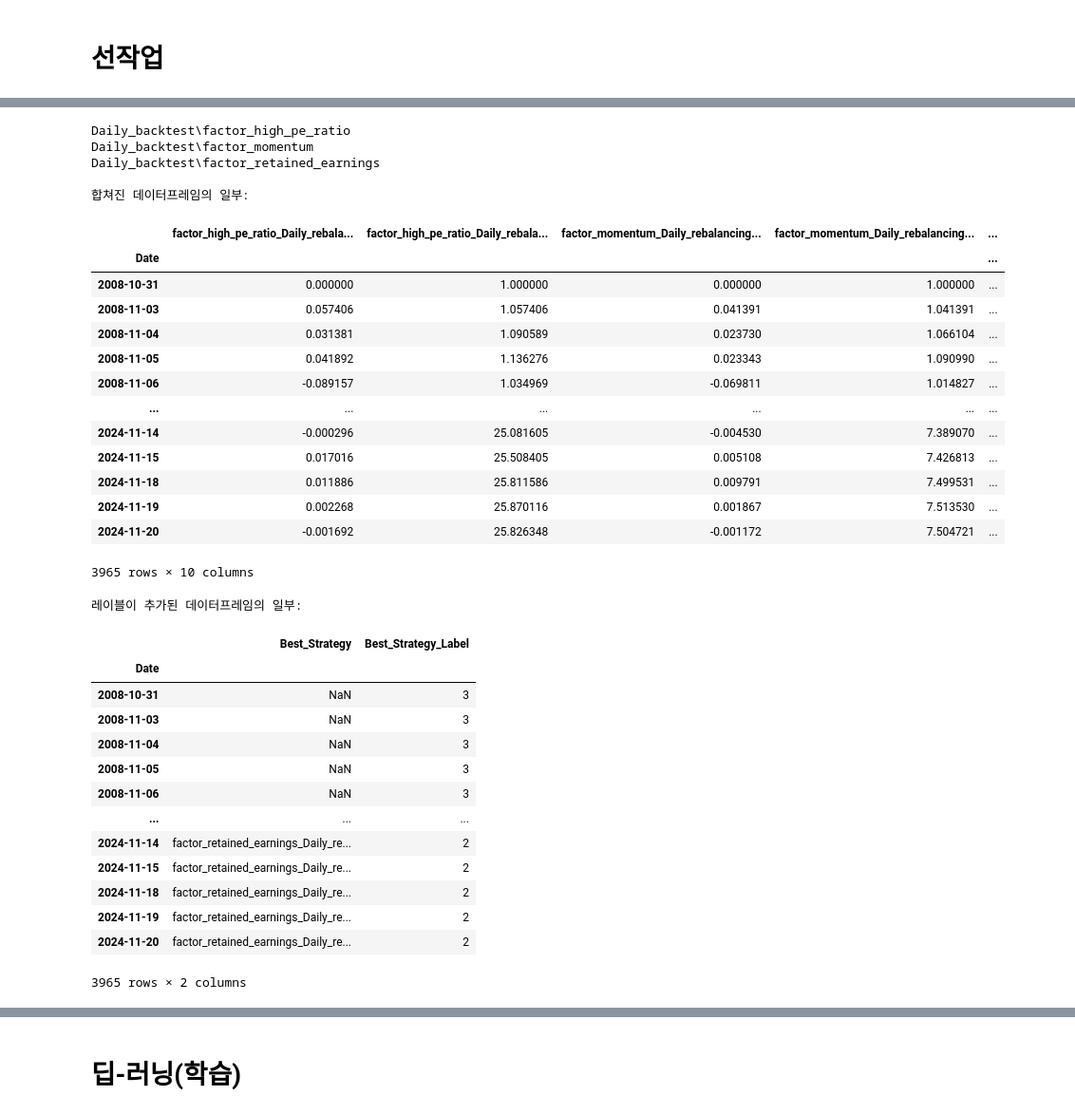
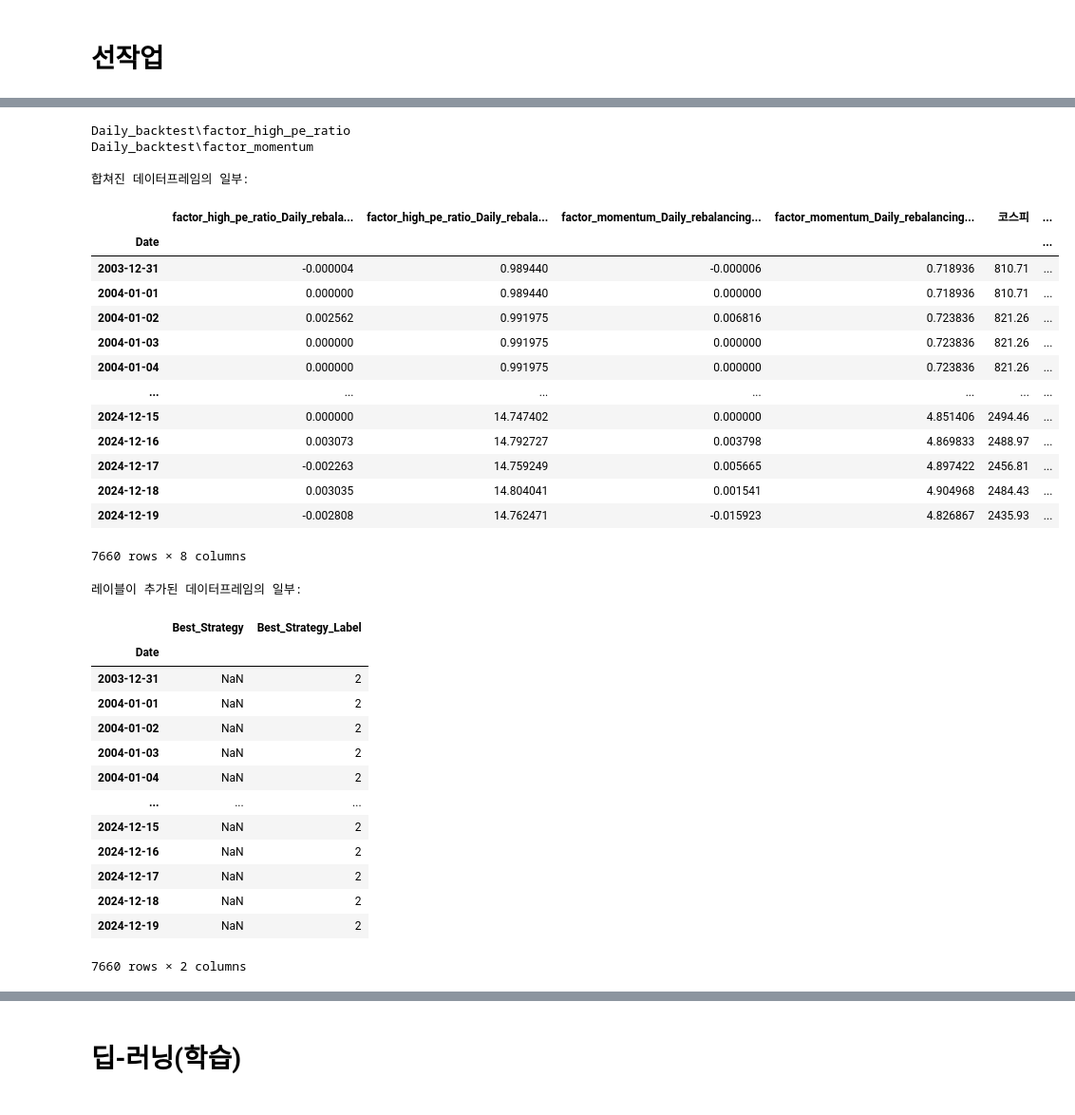
Before and after one commit to Crane-lupert/metafactor_DL, a Jupyter notebook: CasualAI-GAN.ipynb, the cells around one changed output, grey strips where cells are left out. Shown at 95% size. Drawn from its saved outputs; the diff is of its cells as text; code cells hidden in the pictures.

```diff
--- a/CasualAI-GAN.ipynb
+++ b/CasualAI-GAN.ipynb
@@ -954,7 +954,8 @@ weighting_methods = ['equal', 'value'] # 가중치 방법
 start_date = '2002-02-01'              # 백테스트 시작일
 
 # 모든 팩터 파일에 대해 백테스팅 수행
-for factor_csv in tqdm(factor_files):
+# for factor_csv in tqdm(factor_files):
+for factor_csv in tqdm([factor_files[1]]):
     print(f"백테스팅 시작: {factor_csv}")
 
     # 팩터 파일명에서 확장자를 제거하여 폴더명을 생성합니다.
@@ -1130,7 +1132,7 @@ factor_folders = [folder for folder in glob.glob('Daily_backtest\\*') if os.path
 best_results = []
 
 # Training 데이터 기간 설정
-training_start_date = '2008-10-31'
+training_start_date = '2002-03-04'
 training_end_date = '2018-09-30'
 
 # 각 팩터 폴더에 대해 반복
@@ -1211,7 +1199,7 @@ import os
 pio.renderers.default = 'browser'
 
 # Training 데이터 기간 설정
-training_start_date = '2008-10-31'
+training_start_date = '2002-03-04'
 training_end_date = '2018-09-30'
 
 # 그래프의 트레이스를 저장할 리스트 초기화
@@ -1380,9 +1355,10 @@ exchange_rate = exchange_rate.sort_index().fillna(method='ffill').dropna()
 2.3 전략 데이터 로드 및 합치기
 '''
 #딱 세 개만 사용 : 위의 전략 목록중 3개 임의로 선택
-# best_results = [best_results[1], best_results[5]
-#                 , best_results[9]
-#                ]
+best_results = [best_results[0]
+                , best_results[1]
+                # , best_results[2]
+               ]
 
 # 각 전략의 월별 수익률과 포트폴리오 가치를 저장할 데이터프레임 리스트 초기화
 strategy_returns = []
@@ -1405,48 +1381,48 @@ for csv_file in best_results:
         df = df[['Daily Return', 'Portfolio Value']].copy()
         df.columns = [f"{strategy_name}_Return", f"{strategy_name}_Value"]
 
         # 리스트에 추가
         strategy_returns.append(df)
     else:
         print(f"'Monthly Return' 또는 'Portfolio Value' 컬럼이 없습니다: {csv_file}")
 
 # 모든 전략의 데이터프레임을 하나로 합치기
 combined_df = pd.concat(strategy_returns, axis=1)
 
 # 날짜로 정렬
 combined_df = combined_df.sort_index()
 
 # 추가 데이터 합치기
 combined_df = combined_df.join(market_indices, how='left')
 combined_df = combined_df.join(rf, how='left')
 combined_df = combined_df.join(exchange_rate, how='left')
 
 # 결측치 처리 (앞 방향으로 채우기)
 combined_df = combined_df.fillna(method='ffill').dropna()
 
 # 결과 확인
 print("\n합쳐진 데이터프레임의 일부:")
+#환율데이터의 시작점 한계로 03-12-31부터 시작함.
 combined_df
 # %% [output]
 Daily_backtest\factor_high_pe_ratio
 Daily_backtest\factor_momentum
-Daily_backtest\factor_retained_earnings
 
 합쳐진 데이터프레임의 일부:
-|  | factor_high_pe_ratio_Daily_rebala... | factor_high_pe_ratio_Daily_rebala... | factor_momentum_Daily_rebalancing... | factor_momentum_Daily_rebalancing... | ... |
-| Date |  |  |  |  | ... |
-| 2008-10-31 | 0.000000 | 1.000000 | 0.000000 | 1.000000 | ... |
-| 2008-11-03 | 0.057406 | 1.057406 | 0.041391 | 1.041391 | ... |
-| 2008-11-04 | 0.031381 | 1.090589 | 0.023730 | 1.066104 | ... |
-| 2008-11-05 | 0.041892 | 1.136276 | 0.023343 | 1.090990 | ... |
-| 2008-11-06 | -0.089157 | 1.034969 | -0.069811 | 1.014827 | ... |
-| ... | ... | ... | ... | ... | ... |
-| 2024-11-14 | -0.000296 | 25.081605 | -0.004530 | 7.389070 | ... |
-| 2024-11-15 | 0.017016 | 25.508405 | 0.005108 | 7.426813 | ... |
-| 2024-11-18 | 0.011886 | 25.811586 | 0.009791 | 7.499531 | ... |
-| 2024-11-19 | 0.002268 | 25.870116 | 0.001867 | 7.513530 | ... |
-| 2024-11-20 | -0.001692 | 25.826348 | -0.001172 | 7.504721 | ... |
+|  | factor_high_pe_ratio_Daily_rebala... | factor_high_pe_ratio_Daily_rebala... | factor_momentum_Daily_rebalancing... | factor_momentum_Daily_rebalancing... | 코스피 | ... |
+| Date |  |  |  |  |  | ... |
+| 2003-12-31 | -0.000004 | 0.989440 | -0.000006 | 0.718936 | 810.71 | ... |
+| 2004-01-01 | 0.000000 | 0.989440 | 0.000000 | 0.718936 | 810.71 | ... |
+| 2004-01-02 | 0.002562 | 0.991975 | 0.006816 | 0.723836 | 821.26 | ... |
+| 2004-01-03 | 0.000000 | 0.991975 | 0.000000 | 0.723836 | 821.26 | ... |
+| 2004-01-04 | 0.000000 | 0.991975 | 0.000000 | 0.723836 | 821.26 | ... |
+| ... | ... | ... | ... | ... | ... | ... |
+| 2024-12-15 | 0.000000 | 14.747402 | 0.000000 | 4.851406 | 2494.46 | ... |
+| 2024-12-16 | 0.003073 | 14.792727 | 0.003798 | 4.869833 | 2488.97 | ... |
+| 2024-12-17 | -0.002263 | 14.759249 | 0.005665 | 4.897422 | 2456.81 | ... |
+| 2024-12-18 | 0.003035 | 14.804041 | 0.001541 | 4.904968 | 2484.43 | ... |
+| 2024-12-19 | -0.002808 | 14.762471 | -0.015923 | 4.826867 | 2435.93 | ... |
-3965 rows × 10 columns
+7660 rows × 8 columns
 # %%
 '''
 3. 레이블 생성
@@ -1469,21 +1445,22 @@ combined_df['Best_Strategy_Label'] = label_encoder.fit_transform(combined_df['Be
 
 # 결과 확인
 print("\n레이블이 추가된 데이터프레임의 일부:")
+#shifting 과정에서 또 밀림. 04-01-29
 combined_df[['Best_Strategy', 'Best_Strategy_Label']]
 # %% [output]
 레이블이 추가된 데이터프레임의 일부:
 |  | Best_Strategy | Best_Strategy_Label |
 | Date |  |  |
-| 2008-10-31 | NaN | 3 |
-| 2008-11-03 | NaN | 3 |
-| 2008-11-04 | NaN | 3 |
-| 2008-11-05 | NaN | 3 |
-| 2008-11-06 | NaN | 3 |
+| 2003-12-31 | NaN | 2 |
+| 2004-01-01 | NaN | 2 |
+| 2004-01-02 | NaN | 2 |
+| 2004-01-03 | NaN | 2 |
+| 2004-01-04 | NaN | 2 |
 | ... | ... | ... |
-| 2024-11-14 | factor_retained_earnings_Daily_re... | 2 |
-| 2024-11-15 | factor_retained_earnings_Daily_re... | 2 |
-| 2024-11-18 | factor_retained_earnings_Daily_re... | 2 |
-| 2024-11-19 | factor_retained_earnings_Daily_re... | 2 |
-| 2024-11-20 | factor_retained_earnings_Daily_re... | 2 |
+| 2024-12-15 | NaN | 2 |
+| 2024-12-16 | NaN | 2 |
+| 2024-12-17 | NaN | 2 |
+| 2024-12-18 | NaN | 2 |
+| 2024-12-19 | NaN | 2 |
-3965 rows × 2 columns
+7660 rows × 2 columns
 # %%
```
Also changed, not shown: parts of 15 cells of this notebook.
